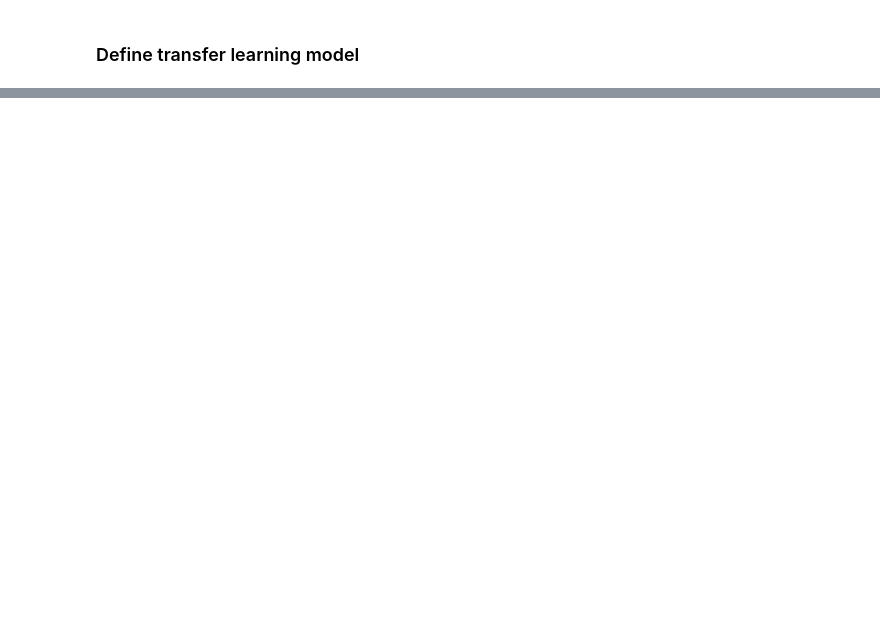
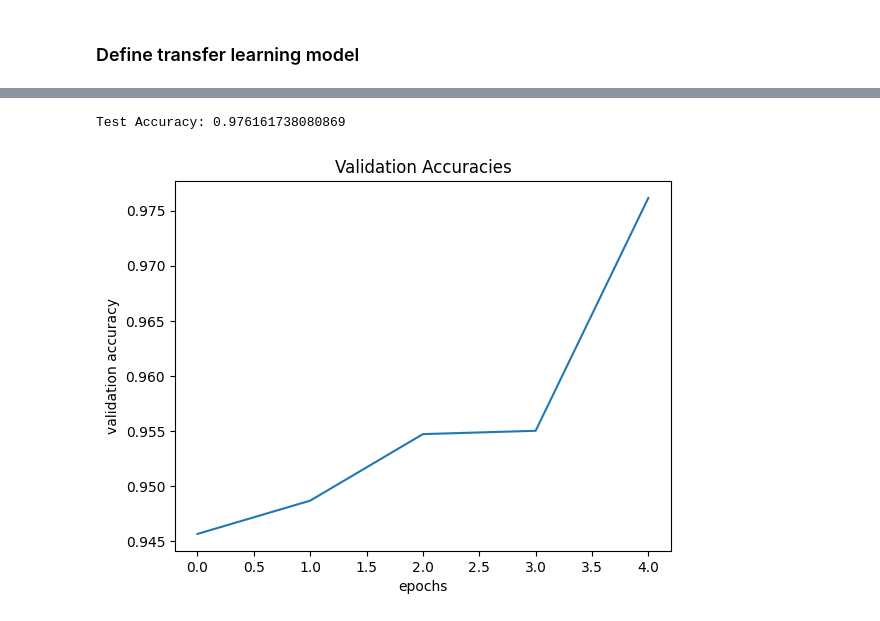
Before and after one commit to SvelaT/leaf-classify, a Jupyter notebook: leafclassify.ipynb, the cells around one changed output, grey strips where cells are left out. Cells and saved outputs as stored; diff of their text form; code cells hidden in the pictures; blank space fills up the shorter version.

Commit message:
transfer learning

```diff
--- a/leafclassify.ipynb
+++ b/leafclassify.ipynb
@@ -278,0 +389,19 @@ torch.save(cnn.state_dict(), "./cnn.pt")
+# %%
+torch.cuda.empty_cache()
+learning_rate = 1e-3
+optimizer = torch.optim.Adam(efi_net.parameters(), lr=learning_rate)
+criterion = nn.CrossEntropyLoss()
+efi_net.to(device)
+accuracies = train_cnn_model(efi_net,5,train_loader,val_loader,optimizer,criterion)
+# %%
+test_accuracy = evaluate_cnn_model(efi_net,test_loader)
+# %%
+plt.plot(accuracies)
+plt.title("Validation Accuracies")
+plt.xlabel("epochs")
+plt.ylabel("validation accuracy")
+
+print("Test Accuracy: " + str(test_accuracy))
+# %% [output]
+Test Accuracy: 0.976161738080869
+[figure, added]
```
Also changed, not shown: parts of 18 cells of this notebook, 1 other file.
